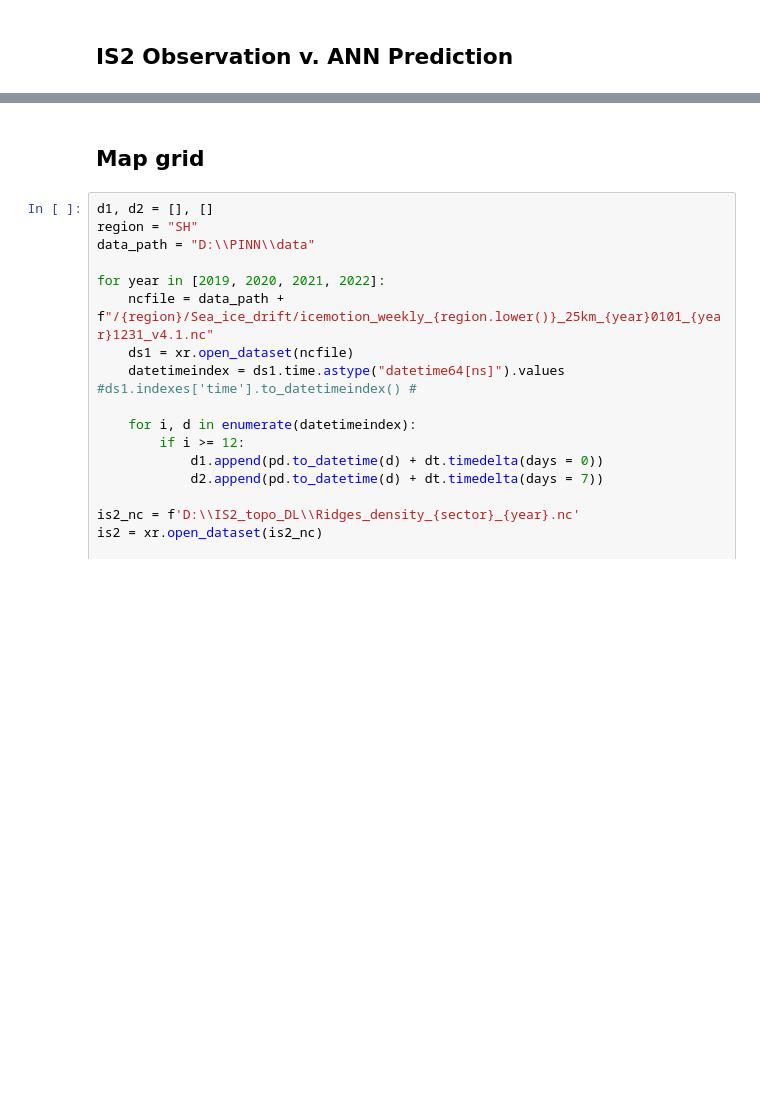
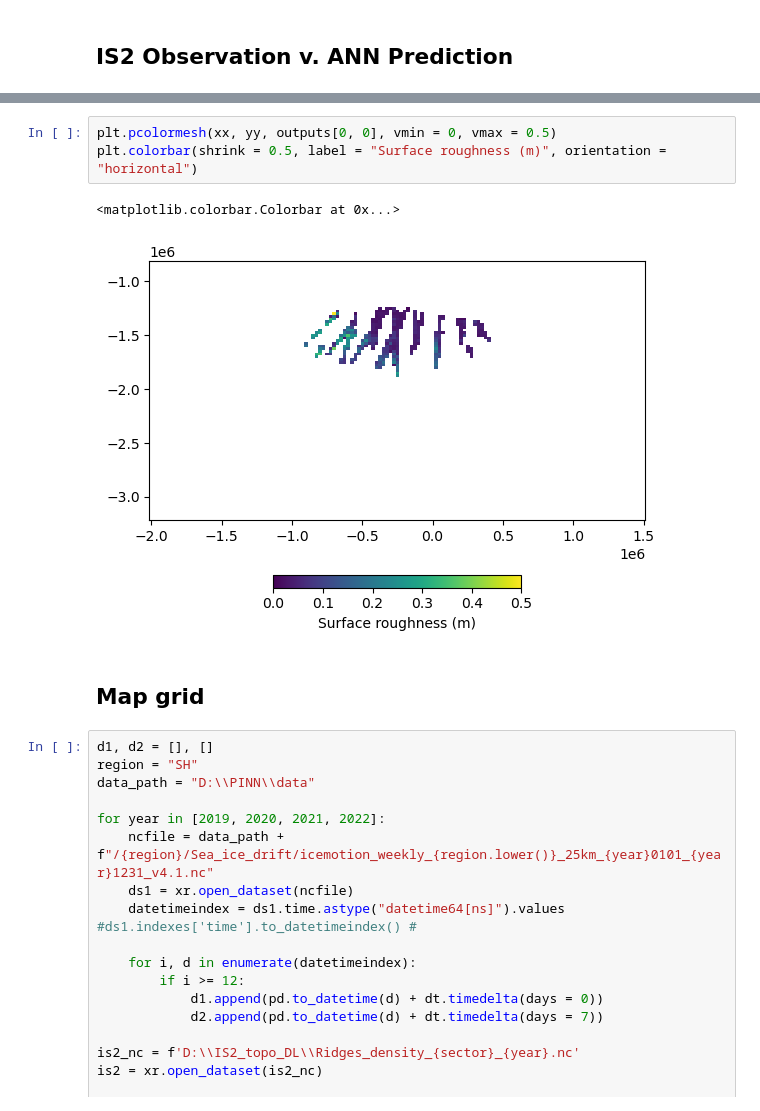
Before and after one commit to YoungHyunKoo/Seaice_topo_DL, a Jupyter notebook: Analyze_Ross.ipynb, the cells around one changed output, grey strips where cells are left out. Saved outputs shown, nothing was run; the diff lists cells and outputs as text; blank space fills up the shorter version.

```diff
--- a/Analyze_Ross.ipynb
+++ b/Analyze_Ross.ipynb
@@ -82,3 +127,9 @@ Text(0, 0.5, '$\\sigma_f$ predicted by ANN')
+# %%
+plt.pcolormesh(xx, yy, outputs[0, 0], vmin = 0, vmax = 0.5)
+plt.colorbar(shrink = 0.5, label = "Surface roughness (m)", orientation = "horizontal")
+# %% [output]
+<matplotlib.colorbar.Colorbar at 0x...>
+[figure, added]
 # %% [markdown]
 ## Map grid
 # %%
```
Also changed, not shown: parts of 5 cells of this notebook, 5 other files.
